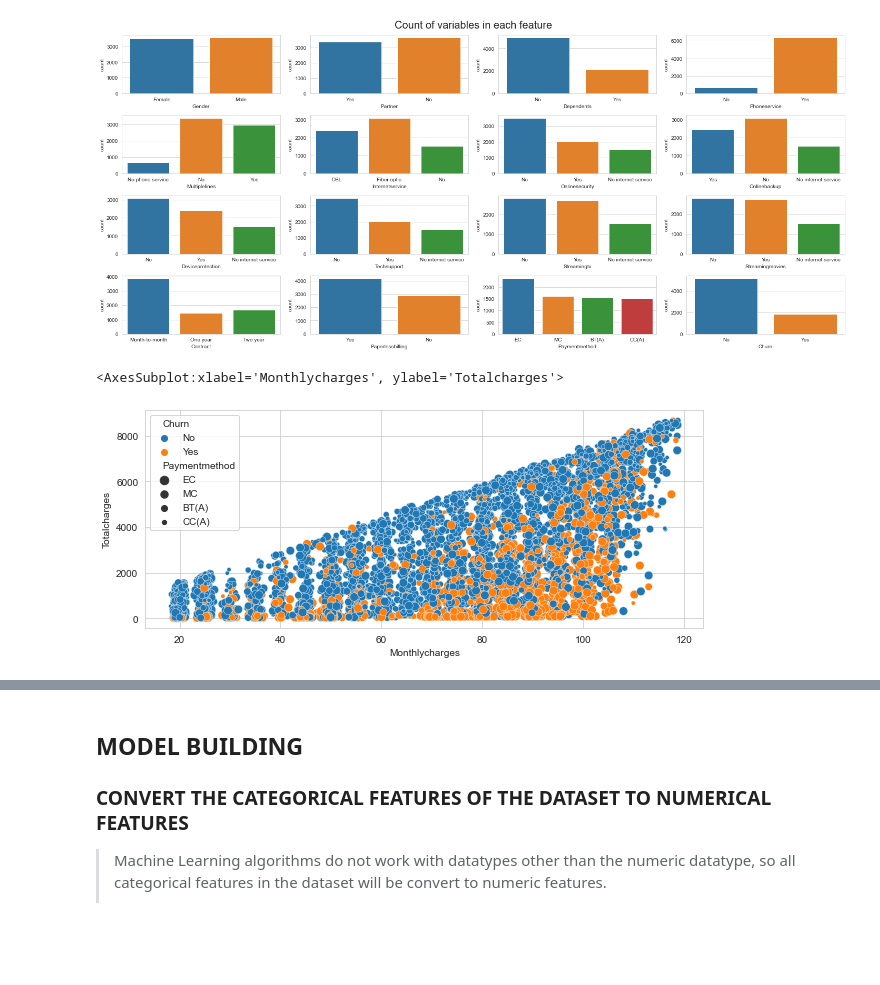
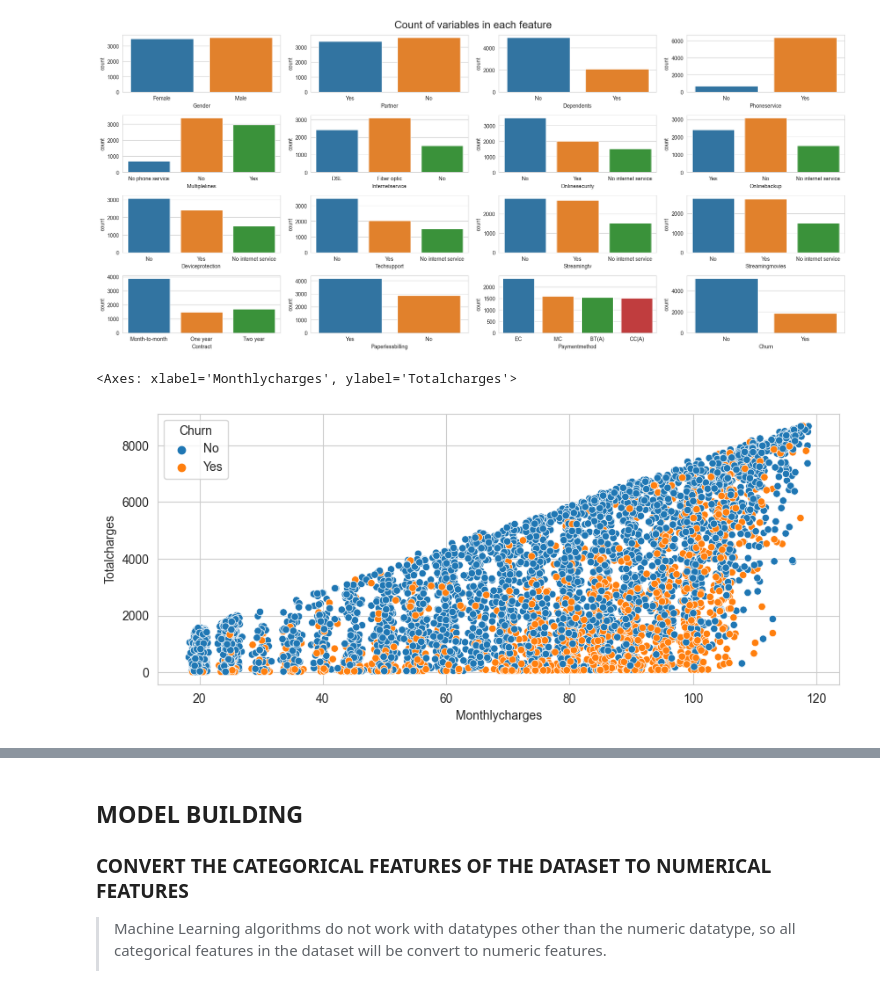
Before and after one commit to AduragbemiOyinlola/Churn, a Jupyter notebook: churn.ipynb, the cells around one changed output, grey strips where cells are left out. Drawn from its saved outputs; the diff is of its cells as text; code cells hidden in the pictures; blank space fills up the shorter version.

```diff
--- a/churn.ipynb
+++ b/churn.ipynb
@@ -326,10 +326,10 @@ plt.tight_layout()
 [figure]
 # %%
 plt.figure(figsize=(10, 4))
-sns.scatterplot(x='Monthlycharges', y='Totalcharges', hue='Churn', size='Paymentmethod', data=df)
+sns.scatterplot(x='Monthlycharges', y='Totalcharges', hue='Churn', data=df)
 # %% [output]
-<AxesSubplot:xlabel='Monthlycharges', ylabel='Totalcharges'>
+<Axes: xlabel='Monthlycharges', ylabel='Totalcharges'>
-[figure, old version]
+[figure, new version]
 # %%
 sns.scatterplot(x='Tenure', y='Totalcharges', hue='Churn', data=df)
 # %% [output]
```
Also changed, not shown: parts of 2 cells of this notebook.
